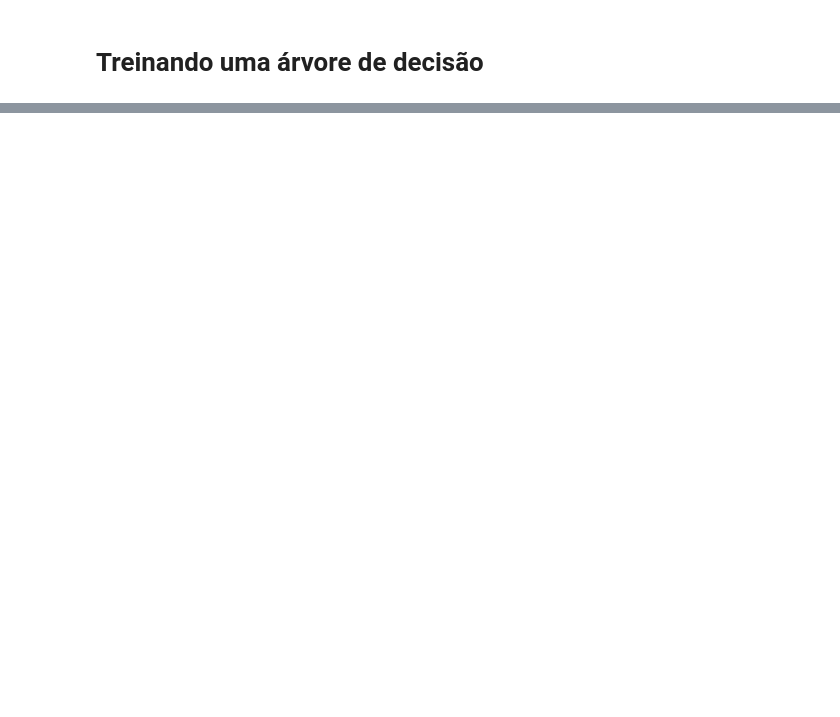
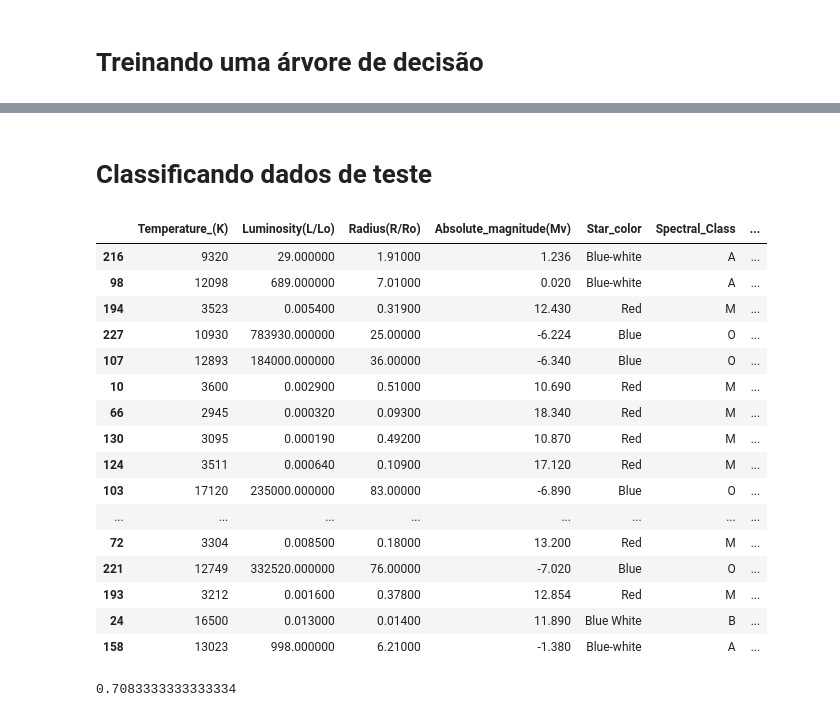
Before and after one commit to marinafreitas20/ME714, a Jupyter notebook: cod_arvore_decisao.ipynb, the cells around one changed output, grey strips where cells are left out. Saved outputs shown, nothing was run; the diff lists cells and outputs as text; code cells hidden in the pictures; blank space fills up the shorter version.

```diff
--- a/cod_arvore_decisao.ipynb
+++ b/cod_arvore_decisao.ipynb
@@ -304,7 +371,10 @@ dados.info()
+# %%
+dados_tree['Star_color'] = dados_tree['Star_color'].astype('category')
+dados_tree['Spectral_Class'] = dados_tree['Spectral_Class'].astype('category')
 # %% [markdown]
 ### Separando os dados entre teste e treino
 # %%
 random.seed(0)
-treino, teste = train_test_split(dados,0.1)
+treino, teste = train_test_split(dados_tree,0.1)
 # %%
 treino.shape, teste.shape
@@ -315,3 +385,5 @@ tree = decision_tree_algorithm(dados.drop('Star color', axis = 1))
+# %%
+tree = decision_tree_algorithm(treino)
 # %%
 pprint(tree)
 # %% [output]
@@ -334,0 +407,24 @@ pprint(tree)
+# %% [markdown]
+# Classificando dados de teste
+# %%
+teste['classification'] = teste.apply(classify_example, axis=1, args = (tree,))
+# %%
+teste
+# %% [output]
+|  | Temperature_(K) | Luminosity(L/Lo) | Radius(R/Ro) | Absolute_magnitude(Mv) | Star_color | Spectral_Class | ... |
+| 216 | 9320 | 29.000000 | 1.91000 | 1.236 | Blue-white | A | ... |
+| 98 | 12098 | 689.000000 | 7.01000 | 0.020 | Blue-white | A | ... |
+| 194 | 3523 | 0.005400 | 0.31900 | 12.430 | Red | M | ... |
+| 227 | 10930 | 783930.000000 | 25.00000 | -6.224 | Blue | O | ... |
+| 107 | 12893 | 184000.000000 | 36.00000 | -6.340 | Blue | O | ... |
+| 10 | 3600 | 0.002900 | 0.51000 | 10.690 | Red | M | ... |
+| 66 | 2945 | 0.000320 | 0.09300 | 18.340 | Red | M | ... |
+| 130 | 3095 | 0.000190 | 0.49200 | 10.870 | Red | M | ... |
+| 124 | 3511 | 0.000640 | 0.10900 | 17.120 | Red | M | ... |
+| 103 | 17120 | 235000.000000 | 83.00000 | -6.890 | Blue | O | ... |
+| ... | ... | ... | ... | ... | ... | ... | ... |
+| 72 | 3304 | 0.008500 | 0.18000 | 13.200 | Red | M | ... |
+| 221 | 12749 | 332520.000000 | 76.00000 | -7.020 | Blue | O | ... |
+| 193 | 3212 | 0.001600 | 0.37800 | 12.854 | Red | M | ... |
+| 24 | 16500 | 0.013000 | 0.01400 | 11.890 | Blue White | B | ... |
+| 158 | 13023 | 998.000000 | 6.21000 | -1.380 | Blue-white | A | ... |
@@ -334,0 +433,4 @@ pprint(tree)
+# %%
+pprint(accuracy)
+# %% [output]
+0.7083333333333334
```
Also changed, not shown: parts of 18 cells of this notebook.
